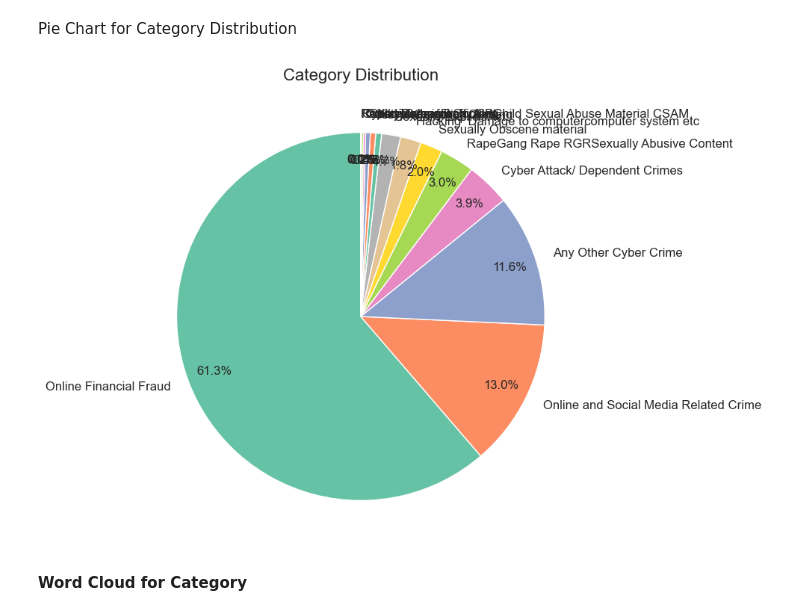
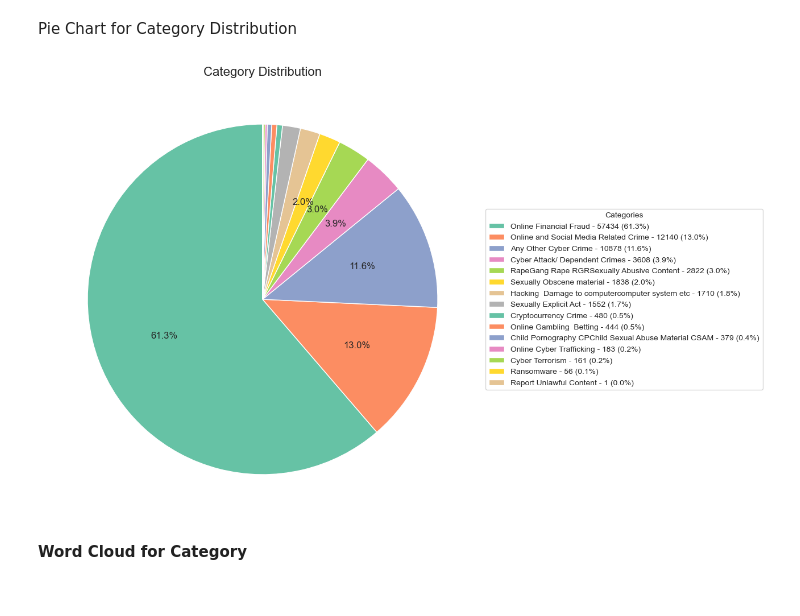
Before and after one commit to AbhishekGreenByte/india-ai-cyber-hack-2024, a Jupyter notebook: content/jupiter-notebook/EDA.ipynb, the cells around one changed output. Drawn from its saved outputs; the diff is of its cells as text; code cells hidden in the pictures.

```diff
--- a/content/jupiter-notebook/EDA.ipynb
+++ b/content/jupiter-notebook/EDA.ipynb
@@ -74,28 +74,33 @@ plt.show()
 # %% [markdown]
 Pie Chart for Category Distribution
 # %%
-# Create the pie chart with labels outside the chart
-plt.figure(figsize=(10, 8))
-plt.pie(category_counts['count'],
-        labels=category_counts['category'],
-        autopct='%1.1f%%',
-        startangle=90,
-        colors=palette,
-        textprops={'fontsize': 12},
-        labeldistance=1.1,  # Move labels outside the pie chart
-        pctdistance=0.85    # Position the percentage labels inside the slices
-        )
+# Define a function to conditionally show percentages only for large slices
+def autopct_function(pct):
+        return ('%1.1f%%' % pct) if pct > 1.9 else ''  # Show percentage only if slice is larger than 5%
+
+# Create the pie chart with conditional percentage labels
+plt.figure(figsize=(12, 10))
+wedges, texts, autotexts = plt.pie(category_counts['count'],
+                                   autopct=autopct_function,
+                                   startangle=90,
+                                   colors=palette,
+                                   textprops={'fontsize': 12},
+                                   wedgeprops={'linewidth': 1, 'edgecolor': 'white'})  # Add space between slices
 
 # Equal aspect ratio ensures that the pie chart is a circle
 plt.gca().set_aspect('equal')
 
 # Add a title
 plt.title('Category Distribution', fontsize=16)
 
+# Add a legend with the category labels and their percentages
+legend_labels = [f'{category_counts["category"][i]} - {category_counts["count"][i]} ({(category_counts["count"][i] / category_counts["count"].sum()) * 100:.1f}%)' for i in range(len(category_counts))]
+plt.legend(wedges, legend_labels, title="Categories", loc="center left", bbox_to_anchor=(1, 0, 0.5, 1))
+
 # Show the plot
 plt.show()
 # %% [output]
-[figure, old version]
+[figure, new version]
 # %% [markdown]
 **Word Cloud for Category**
 # %%
```
Also changed, not shown: parts of 1 cell of this notebook.
